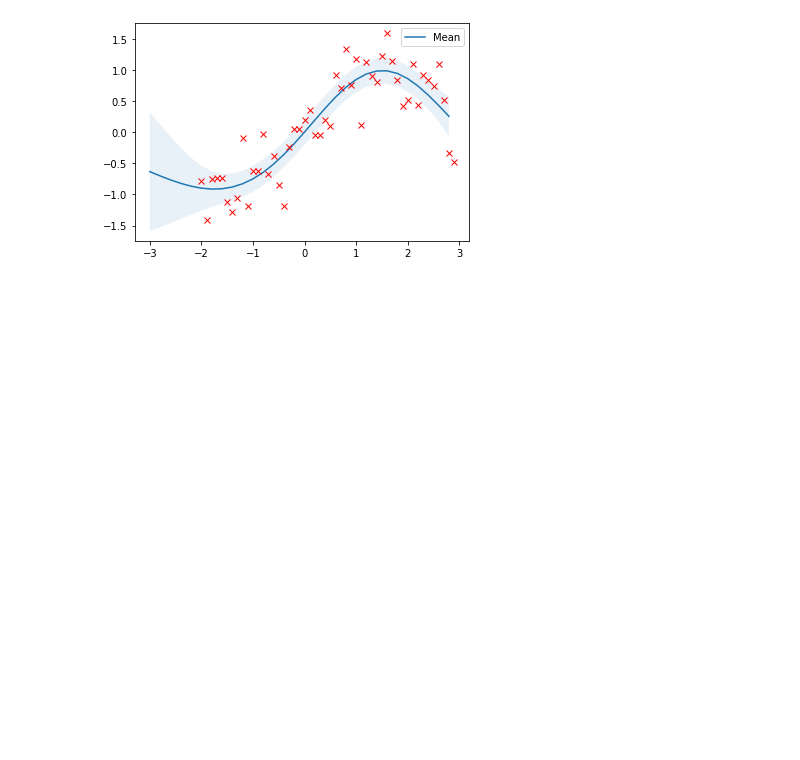
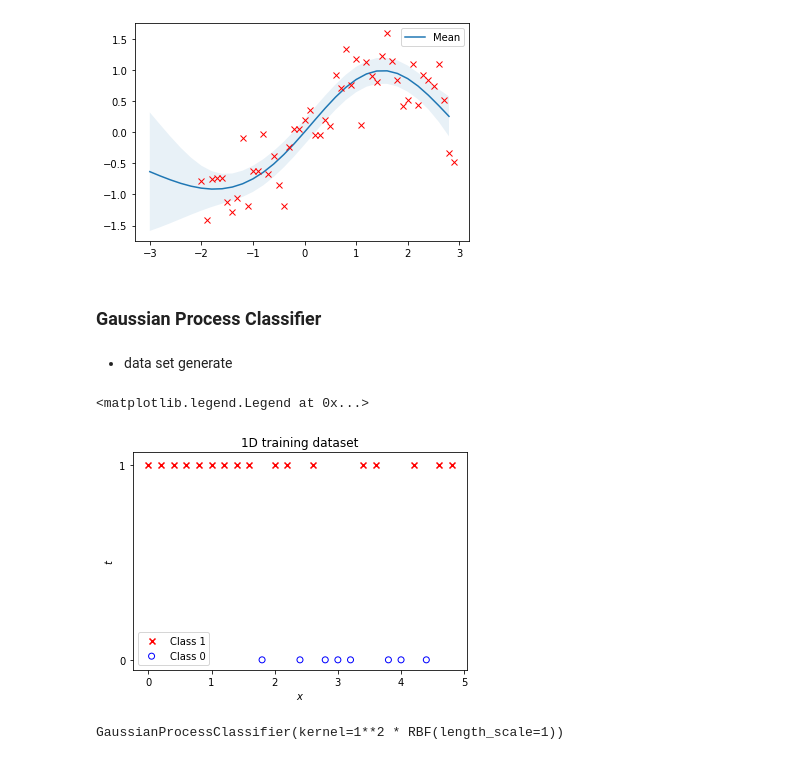
Before and after one commit to seolbluewings/Python, a Jupyter notebook: Gaussian Process.ipynb, the cells around one changed output. Cells and saved outputs as stored; diff of their text form; code cells hidden in the pictures; blank space fills up the shorter version.

```diff
--- a/Gaussian Process.ipynb
+++ b/Gaussian Process.ipynb
@@ -97,3 +99,5 @@ mu_s, cov_s = gpr.predict(y, return_cov = True)
 plot_gp(mu_s, cov_s, y, X_train = x_tr, Y_train = y_tr)
 # %% [output]
 [figure]
+# %% [markdown]
+### Gaussian Process Classifier
@@ -99,0 +111,34 @@ plot_gp(mu_s, cov_s, y, X_train = x_tr, Y_train = y_tr)
+# %% [markdown]
+- data set generate
+# %%
+np.random.seed(50120057)
+
+x = np.arange(0,5,0.2).reshape(-1,1)
+x_ts = np.arange(-2,7,0.1).reshape(-1,1)
+
+a = 2*np.sin(x*np.pi*0.5)
+t = bernoulli.rvs(1/(1+np.exp(-a)))
+# %%
+def plot_data_1D(X,t) :
+    class_0 = t == 0
+    class_1 = t == 1
+
+    plt.scatter(X[class_1], t[class_1], label = 'Class 1', marker = 'x', color= 'red')
+    plt.scatter(X[class_0], t[class_0], label = 'Class 0', marker = 'o', edgecolors= 'blue', facecolors = 'none')
+# %%
+plot_data_1D(x,t)
+plt.title('1D training dataset')
+plt.xlabel('$x$')
+plt.ylabel('$t$')
+plt.yticks([0,1])
+plt.legend()
+# %% [output]
+<matplotlib.legend.Legend at 0x...>
+[figure, added]
+# %%
+rbf = ConstantKernel(1.0)*RBF(length_scale = 1.0)
+gpc = GaussianProcessClassifier(kernel = rbf)
+
+gpc.fit(x, t.ravel())
+# %% [output]
+GaussianProcessClassifier(kernel=1**2 * RBF(length_scale=1))
```
Also changed, not shown: parts of 3 cells of this notebook.
